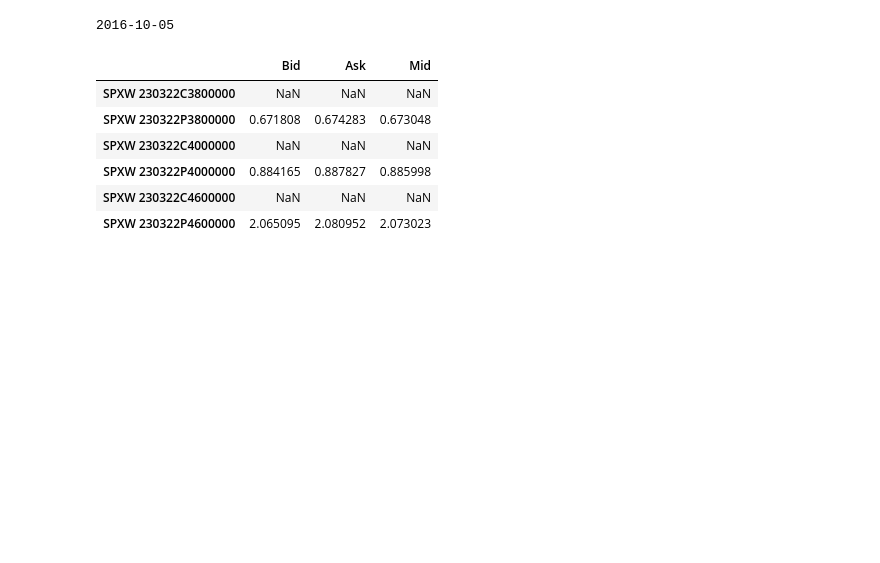
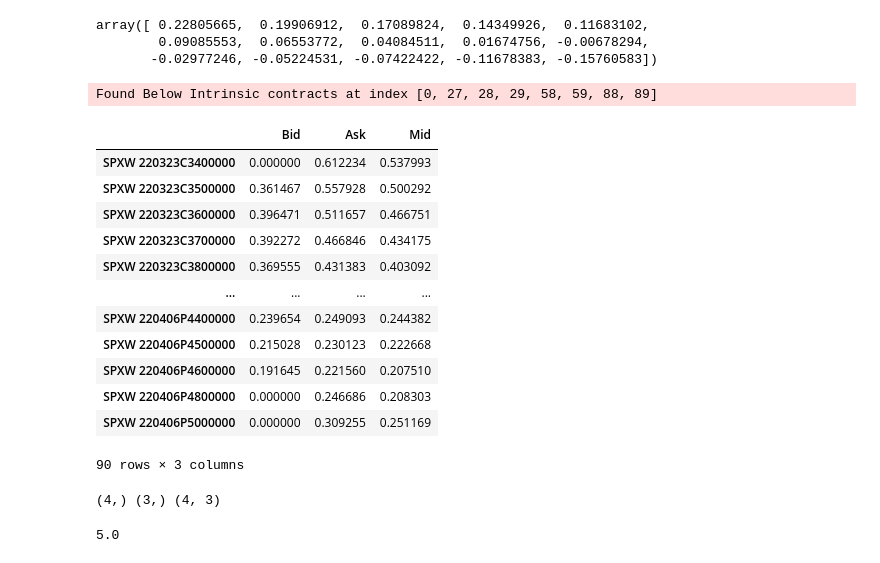
Before and after one commit to mayurankv/msc-statistics-dissertation, a Jupyter notebook: Project/notebooks/option_test.ipynb, the cells around one changed output. Drawn from its saved outputs; the diff is of its cells as text; code cells hidden in the pictures; blank space fills up the shorter version.

```diff
--- a/Project/notebooks/option_test.ipynb
+++ b/Project/notebooks/option_test.ipynb
@@ -17 +9,12 @@ time = np.datetime64("2023-03-08")
+# %%
+spx = Underlying("SPX")
+expiries = np.array([np.datetime64("2022-03-23"), np.datetime64("2022-03-30"), np.datetime64("2022-04-06")])
+strikes = np.array([3400, 3500, 3600, 3700, 3800, 3900, 4000, 4100, 4200, 4300, 4400, 4500, 4600, 4800, 5000])
+spx_vs = VolatilitySurface(
+	underlying=spx,
+	expiries=expiries,
+	strikes=strikes,
+	monthly=False,
+)
+time = np.datetime64("2022-03-09")
 # %%
@@ -31,16 +67,46 @@ display(
+# %%
+spx.future_price(time)
+moneyness(spx, spx_vs.strikes, time, log=True)
+# %% [output]
+array([ 0.22805665,  0.19906912,  0.17089824,  0.14349926,  0.11683102,
+        0.09085553,  0.06553772,  0.04084511,  0.01674756, -0.00678294,
+       -0.02977246, -0.05224531, -0.07422422, -0.11678383, -0.15760583])
 # %%
-display(
-	spx_vs.empirical_pricing_implied_volatility(
-		pricing_model=PricingModel(model="Black-Scholes"),
-		time=time,
-	)
+b_iv = spx_vs.empirical_pricing_implied_volatility(
+	pricing_model=PricingModel(model="Black-76"),
+	time=time,
 )
+display(b_iv)
 # %% [output]
-2016-10-05
+Found Below Intrinsic contracts at index [0, 27, 28, 29, 58, 59, 88, 89]
 |  | Bid | Ask | Mid |
-| SPXW 230322C3800000 | NaN | NaN | NaN |
-| SPXW 230322P3800000 | 0.671808 | 0.674283 | 0.673048 |
-| SPXW 230322C4000000 | NaN | NaN | NaN |
-| SPXW 230322P4000000 | 0.884165 | 0.887827 | 0.885998 |
-| SPXW 230322C4600000 | NaN | NaN | NaN |
-| SPXW 230322P4600000 | 2.065095 | 2.080952 | 2.073023 |
+| SPXW 220323C3400000 | 0.000000 | 0.612234 | 0.537993 |
+| SPXW 220323C3500000 | 0.361467 | 0.557928 | 0.500292 |
+| SPXW 220323C3600000 | 0.396471 | 0.511657 | 0.466751 |
+| SPXW 220323C3700000 | 0.392272 | 0.466846 | 0.434175 |
+| SPXW 220323C3800000 | 0.369555 | 0.431383 | 0.403092 |
+| ... | ... | ... | ... |
+| SPXW 220406P4400000 | 0.239654 | 0.249093 | 0.244382 |
+| SPXW 220406P4500000 | 0.215028 | 0.230123 | 0.222668 |
+| SPXW 220406P4600000 | 0.191645 | 0.221560 | 0.207510 |
+| SPXW 220406P4800000 | 0.000000 | 0.246686 | 0.208303 |
+| SPXW 220406P5000000 | 0.000000 | 0.309255 | 0.251169 |
+90 rows × 3 columns
+# %%
+import plotly.graph_objects as go
+
+x = np.array([1, 2, 3, 4])
+y = np.array([1, 2, 3])
+z = np.array([[1, 1, 2], [1, 1, 2], [1, 1, 2], [2, 2, 4]])
+print(x.shape, y.shape, z.shape)
+
+go.Figure(data=go.Surface(z=z.T, x=x, y=y))
+# %% [output]
+(4,) (3,) (4, 3)
+# %%
+from pandas import DataFrame
+
+
+np.sqrt(((DataFrame([[6, 7, 8], [9, 10, 11]]) - DataFrame([[1, 2, 3], [4, 5, 6]])) ** 2).values.mean())
+# %% [output]
+5.0
```
Also changed, not shown: parts of 6 cells of this notebook, 9 other files.
